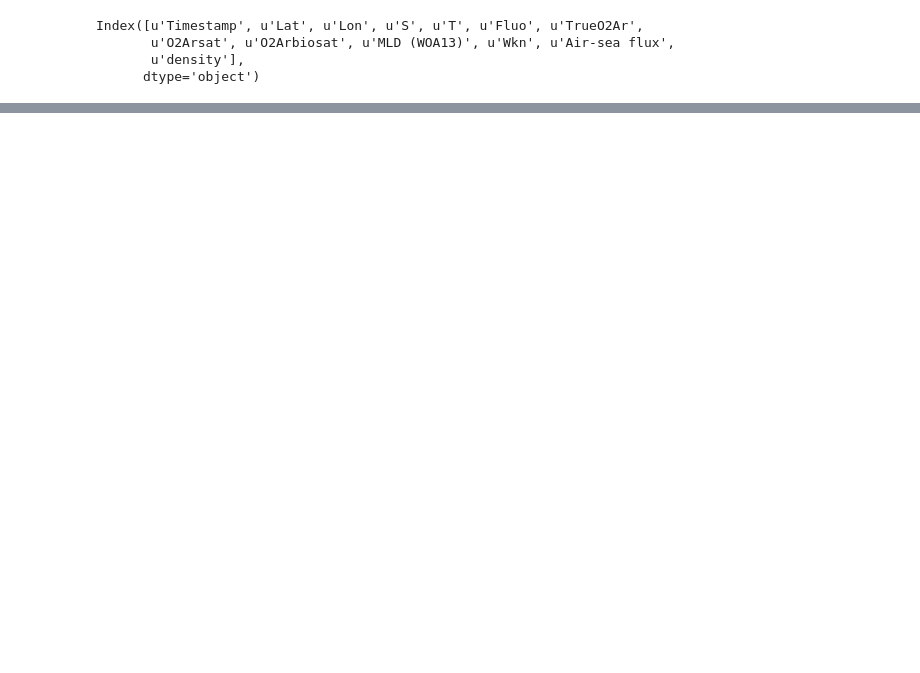
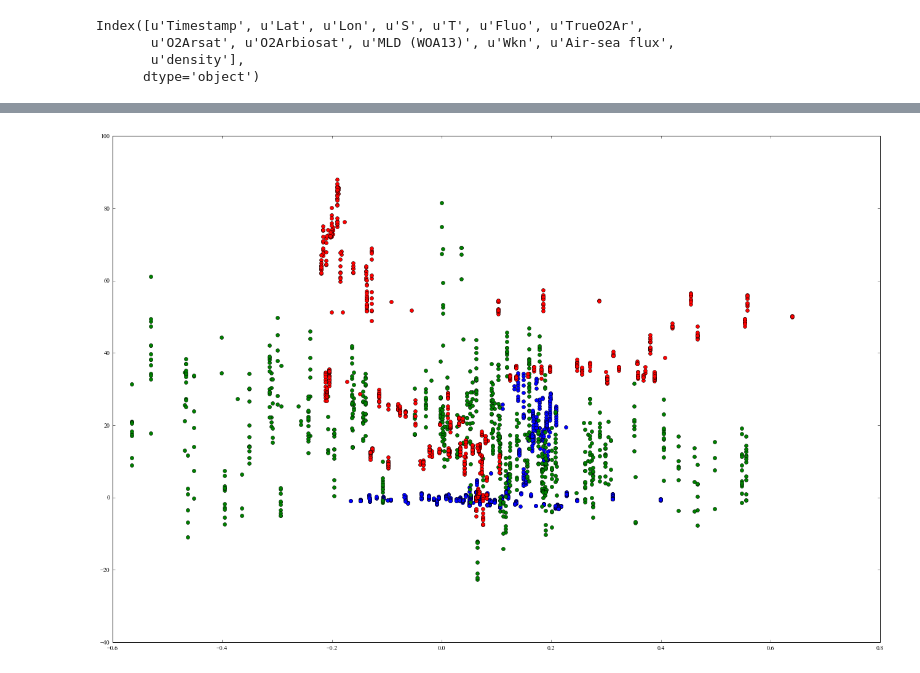
Before and after one commit to sophieclayton/kuroshio_productivity, a Jupyter notebook: SLA_NCP_corr.ipynb, the cells around one changed output, grey strips where cells are left out. Saved outputs shown, nothing was run; the diff lists cells and outputs as text; code cells hidden in the pictures; blank space fills up the shorter version.

```diff
--- a/SLA_NCP_corr.ipynb
+++ b/SLA_NCP_corr.ipynb
@@ -111,0 +119,37 @@ T_SSH.close()
+# %%
+T_SSH = Dataset(files[5], mode='r')
+slaT = np.squeeze(T_SSH.variables['sla'][:])
+lons = T_SSH.variables['lon'][:]
+lats = T_SSH.variables['lat'][:]
+
+T_SSH.close()
+
+sla_track = []
+spacing = 0.25
+
+x = lons
+y = lats
+
+xnew = Tian['Lon'].values
+ynew = Tian['Lat'].values
+
+for n in range(len(Tian)):
+
+    k = np.where((xnew[n] < (x + (spacing*0.5))) & (xnew[n] > (x - (spacing*0.5))))
+    l = np.where((ynew[n] < (y + (spacing*0.5))) & (ynew[n] > (y - (spacing*0.5))))
+    m = np.mean(slaT[l, k])
+    if np.isfinite(m):
+        sla_track.append(m)
+    else:
+        sla_track.append(np.nan)
+
+    #print xnew[n], ynew[n], k, l, m
+
+
+    fig0 = plt.figure(1, figsize=(18,12), dpi = 600)
+plt.plot(sla_track, Tian['Air-sea flux'], 'o')
+plt.plot(sla_trackT3, Tok3['Air-sea flux'], 'og')
+plt.plot(sla_trackT1, Tok1['Air-sea flux'], 'or')
+plt.show()
+# %% [output]
+[figure, added]
```
Also changed, not shown: parts of 9 cells of this notebook.
